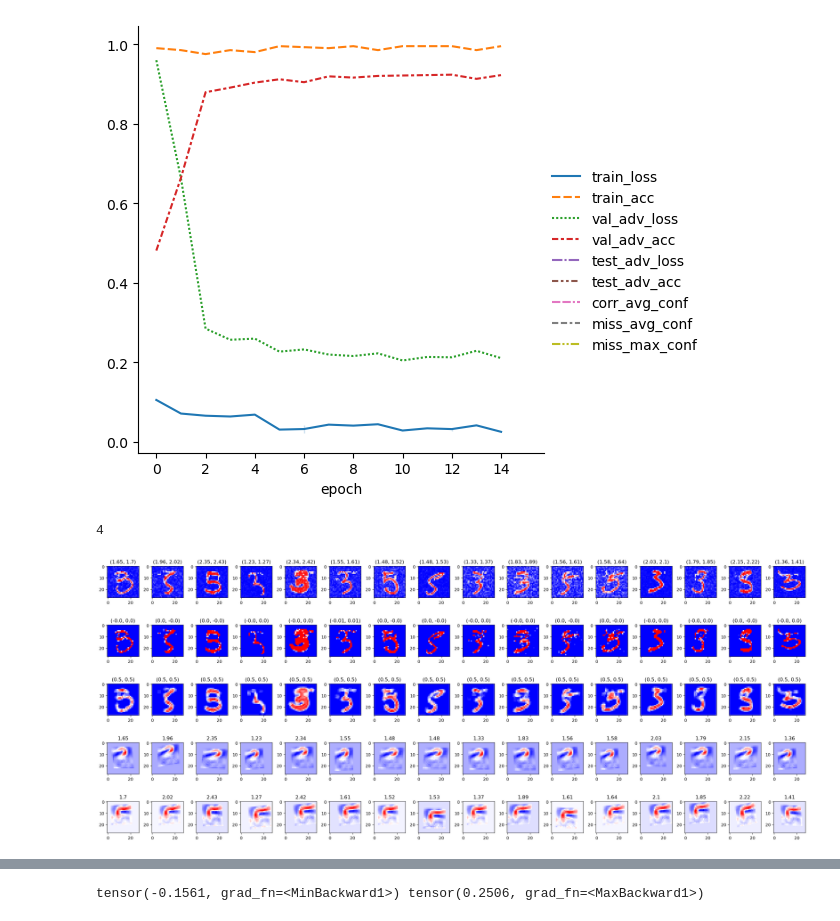
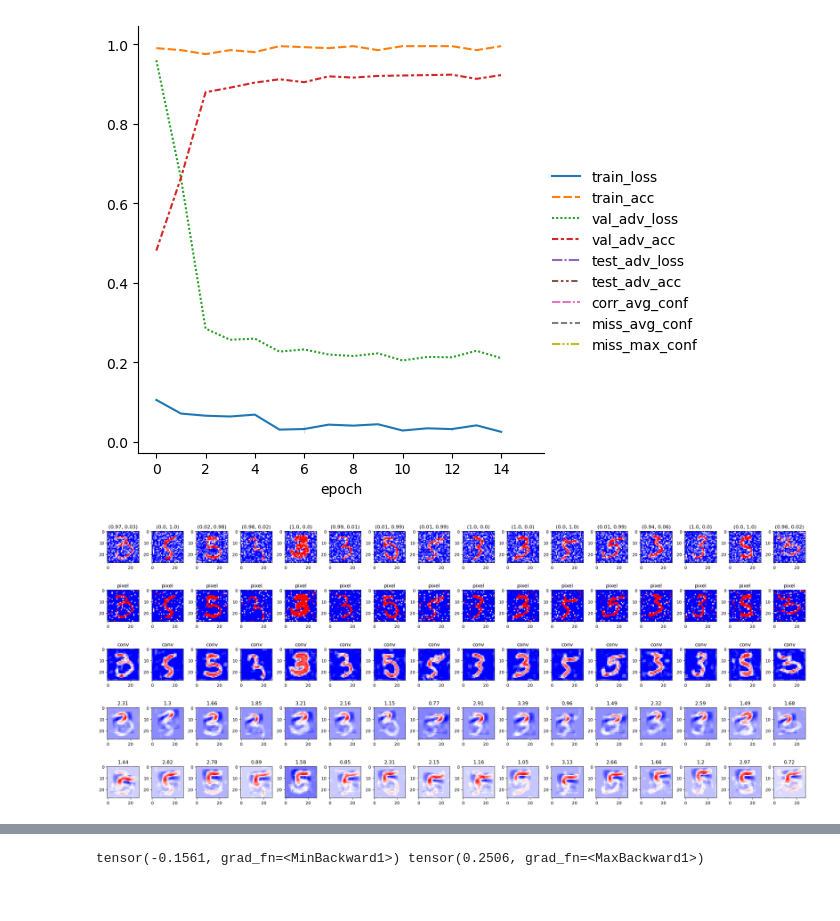
Before and after one commit to 314-Foundation/white-box-nn, a Jupyter notebook: jupyter/main.ipynb, the cells around one changed output, grey strips where cells are left out. Drawn from its saved outputs; the diff is of its cells as text; code cells hidden in the pictures.

```diff
--- a/jupyter/main.ipynb
+++ b/jupyter/main.ipynb
@@ -93,3 +75,7 @@ data, target = dataitem
+# %%
+x_test_all, y_test_all = next(iter(datamodule.test_dataloader(len(datamodule.mnist_test))))
+x_test, y_test = x_test_all[:48], y_test_all[:48]
+x_test_small, y_test_small = x_test_all[32:48], y_test_all[32:48]
 # %%
 hh.plot_example(x_test, y_test)
 # %% [output]
@@ -131,24 +102,25 @@ conv_layer = ConvLayer(
     kernel_size=5,
     act=nn.ReLU(),
     # add_bias=True,
-    add_bias=False,
 )
 
 affine_layer = AffineLayer(
     sampler=AffineSampler(32, dim_pose_group=latent_dim),
     inp_shape=IMG_SHAPE,
-    # inp_shape=(2, 28, 28),
     feature_shape=(1, 18, 18),
-    # feature_shape=(2, 18, 18),
     out_dim=latent_dim,
     act=nn.ReLU(),
     # add_bias=True,
-    add_bias=False,
 )
 
-lin = nn.Linear(latent_dim, N_CLASSES, bias=False)
+head = nn.Linear(
+    latent_dim,
+    N_CLASSES,
+    bias=False,
+    # bias=True,
+)
 with torch.no_grad():
-    w = lin.weight
+    w = head.weight
     nn.init.eye_(w)
     w.add_(-0.5)
     w.mul_(2.)
@@ -156,8 +128,8 @@ with torch.no_grad():
 backbone = nn.Sequential(OrderedDict([
     ('pixel', pixel_layer),
     ('conv', conv_layer),
-    ('aff', affine_layer),
-    ('head', lin),
+    ('affine', affine_layer),
+    ('head', head),
 ]))
 
 model = ClsModule(
@@ -175,7 +147,7 @@ model = ClsModule(
 )
 
 bb = model.backbone
-model(data) # to initialize cls_head
+model(torch.zeros_like(x_test))  # sanity check + potential lazy initialization
 pass
 # %%
 batch_size = BATCH_SIZE
@@ -263,7 +235,3 @@ sn.relplot(data=met, kind="line")
 | 15 | NaN | NaN | NaN | NaN | 0.20615 | 0.921661 | 0.930821 | ... |
 <seaborn.axisgrid.FacetGrid at 0x...>
 [figure]
-# %%
-len(bb)
-# %% [output]
-4
@@ -272,25 +238,27 @@ torch.split
 # %%
 def visualize_processing_steps(bb, x):
-    x0 = bb[0](x)
-    x1 = bb[1](x0)
-    x2, f = bb[2](x1, with_features=True)
-    x3 = bb[3](x2)
+    x0 = bb.pixel(x)
+    x1 = bb.conv(x0)
+    x2, f = bb.affine(x1, with_features=True)
+    x3 = bb.head(x2)
 
     f1, f2 = torch.split(f, 1, dim=1)
+    f1, f2 = f1[:, 0], f2[:, 0]
+    f1, f2 = f1 + 0.1 * x1, f2 + 0.1 * x1
 
-    y = [(round(scores[0].item(), ndigits=2), round(scores[1].item(), ndigits=2)) for scores in x2]
-    y += [(round(scores[0].item(), ndigits=2), round(scores[1].item(), ndigits=2)) for scores in x3]
-    y += [(round(scores[0].item(), ndigits=2), round(scores[1].item(), ndigits=2)) for scores in x3.softmax(dim=1)]
+    y = [(round(scores[0].item(), ndigits=2), round(scores[1].item(), ndigits=2)) for scores in x3.softmax(dim=1)]
+    y += ['pixel' for _ in range(len(x3))]
+    y += ['conv' for _ in range(len(x3))]
     y += [round(e.item(), ndigits=2) for e in x2[:, 0]]
     y += [round(e.item(), ndigits=2) for e in x2[:, 1]]
 
-    ret = torch.cat([x, x0, x1, f1[:, 0], f2[:, 0]], dim=0)
+    ret = torch.cat([x, x0, x1, f1, f2], dim=0)
+
     return ret, y
 # %%
-xx = x_test_adv[:16]
-# xx = augment(x_test[:16])
+xx = augment(x_test_small)
 layer_vis, labels = visualize_processing_steps(bb, xx)
 
 hh.plot_example(layer_vis, y=labels, n_row=5)
 # %% [output]
-[figure, old version]
+[figure, new version]
```
Also changed, not shown: parts of 78 cells of this notebook, 4 other files.
